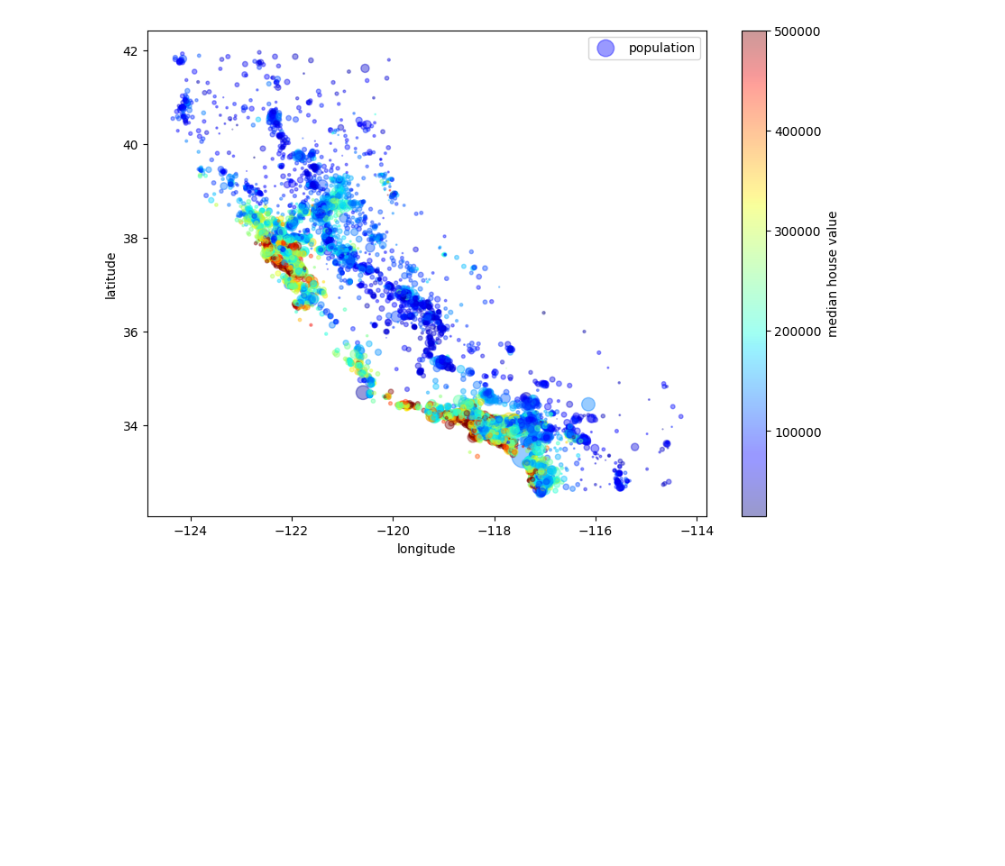
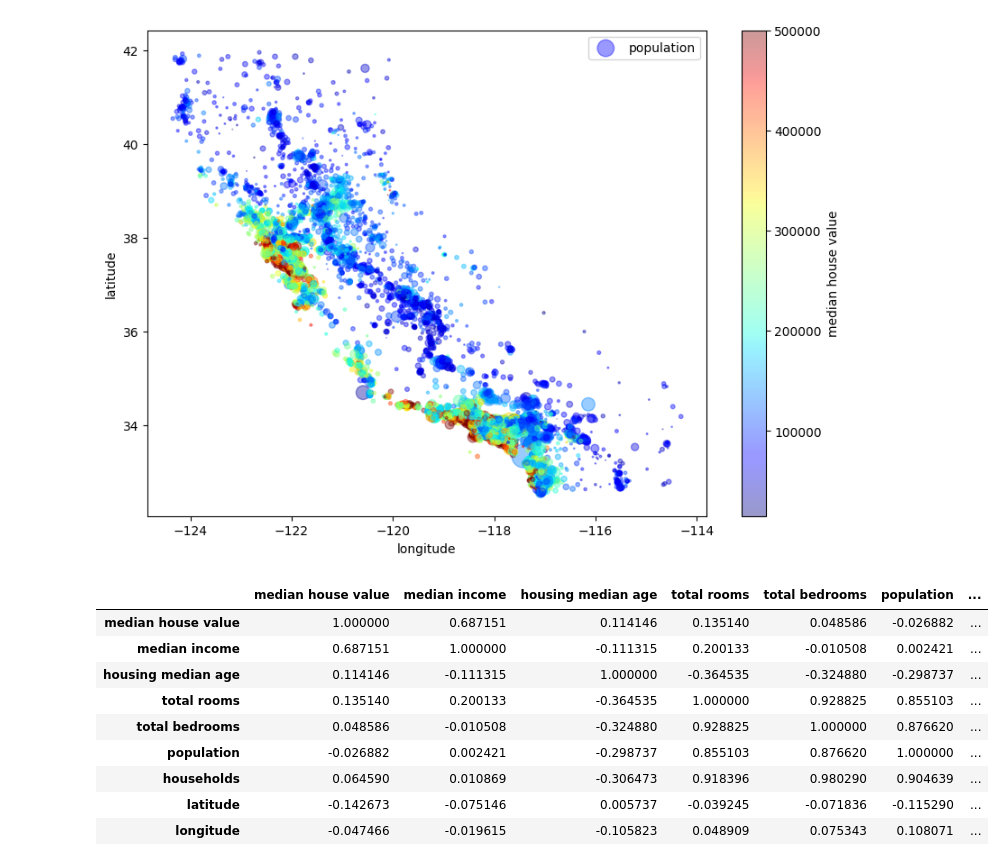
Before and after one commit to Lunaria-Moonstone/Course-Of-Point2Point-Machine-Learning, a Jupyter notebook: How-To-Get-And-Process-Data/data-processing.ipynb, the cells around one changed output. Saved outputs shown, nothing was run; the diff lists cells and outputs as text; code cells hidden in the pictures; blank space fills up the shorter version.

```diff
--- a/How-To-Get-And-Process-Data/data-processing.ipynb
+++ b/How-To-Get-And-Process-Data/data-processing.ipynb
@@ -160,3 +161,18 @@ plt.legend()
 # %% [output]
 <matplotlib.legend.Legend at 0x...>
 [figure]
+# %%
+# measuring correlation
+corr_matrix = housing.drop("id", axis=1).corr()
+corr_matrix
+# %% [output]
+|  | median house value | median income | housing median age | total rooms | total bedrooms | population | ... |
+| median house value | 1.000000 | 0.687151 | 0.114146 | 0.135140 | 0.048586 | -0.026882 | ... |
+| median income | 0.687151 | 1.000000 | -0.111315 | 0.200133 | -0.010508 | 0.002421 | ... |
+| housing median age | 0.114146 | -0.111315 | 1.000000 | -0.364535 | -0.324880 | -0.298737 | ... |
+| total rooms | 0.135140 | 0.200133 | -0.364535 | 1.000000 | 0.928825 | 0.855103 | ... |
+| total bedrooms | 0.048586 | -0.010508 | -0.324880 | 0.928825 | 1.000000 | 0.876620 | ... |
+| population | -0.026882 | 0.002421 | -0.298737 | 0.855103 | 0.876620 | 1.000000 | ... |
+| households | 0.064590 | 0.010869 | -0.306473 | 0.918396 | 0.980290 | 0.904639 | ... |
+| latitude | -0.142673 | -0.075146 | 0.005737 | -0.039245 | -0.071836 | -0.115290 | ... |
+| longitude | -0.047466 | -0.019615 | -0.105823 | 0.048909 | 0.075343 | 0.108071 | ... |
```
Also changed, not shown: parts of 5 cells of this notebook.
